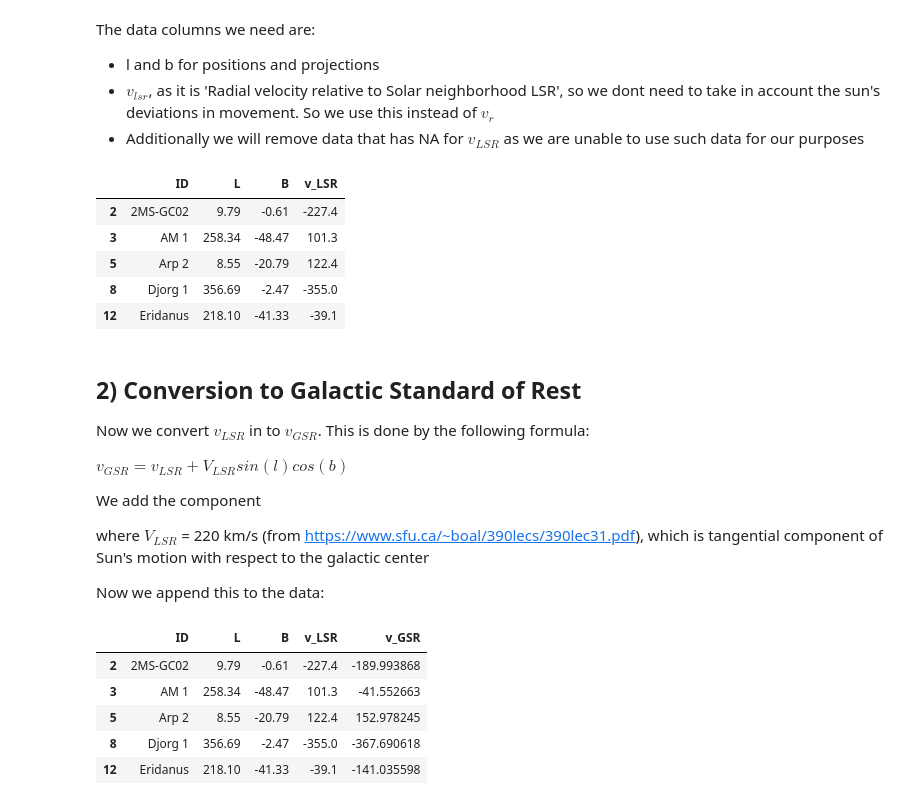
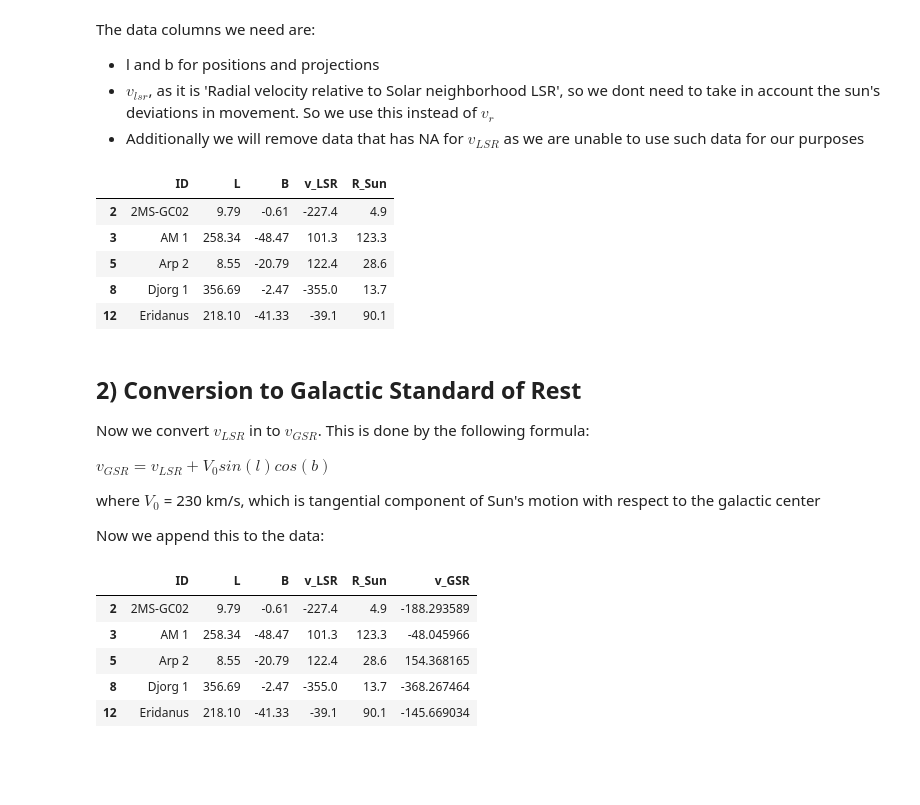
Before and after one commit to Frankyang2002/PHYS3116-Area-51-Interns, a Jupyter notebook: src/rotation_investigation.ipynb, the cells around one changed output. Saved outputs shown, nothing was run; the diff lists cells and outputs as text; code cells hidden in the pictures; blank space fills up the shorter version.

```diff
--- a/src/rotation_investigation.ipynb
+++ b/src/rotation_investigation.ipynb
@@ -53,38 +53,41 @@ The data columns we need are:
 - Additionally we will remove data that has NA for $v_{LSR}$ as we are unable to use such data for our purposes
 # %%
 # We choose right columns that we care about
-rotation_data = merge[['ID', 'L', 'B', 'v_LSR']]
+rotation_data = merge[['ID', 'L', 'B', 'v_LSR', 'R_Sun']]
 
 # Get rid of rows we dont care about, because we lack the v_LSR for them
 rotation_data = rotation_data.dropna(subset=['v_LSR'])
 rotation_data.head()
 # %% [output]
-|  | ID | L | B | v_LSR |
-| 2 | 2MS-GC02 | 9.79 | -0.61 | -227.4 |
-| 3 | AM 1 | 258.34 | -48.47 | 101.3 |
-| 5 | Arp 2 | 8.55 | -20.79 | 122.4 |
-| 8 | Djorg 1 | 356.69 | -2.47 | -355.0 |
-| 12 | Eridanus | 218.10 | -41.33 | -39.1 |
+|  | ID | L | B | v_LSR | R_Sun |
+| 2 | 2MS-GC02 | 9.79 | -0.61 | -227.4 | 4.9 |
+| 3 | AM 1 | 258.34 | -48.47 | 101.3 | 123.3 |
+| 5 | Arp 2 | 8.55 | -20.79 | 122.4 | 28.6 |
+| 8 | Djorg 1 | 356.69 | -2.47 | -355.0 | 13.7 |
+| 12 | Eridanus | 218.10 | -41.33 | -39.1 | 90.1 |
 # %% [markdown]
 ## 2) Conversion to Galactic Standard of Rest
 
 Now we convert $v_{LSR}$ in to $v_{GSR}$. This is done by the following formula:
 
-$v_{GSR} = v_{LSR} + V_{LSR}sin(l)cos(b)$
+$v_{GSR} = v_{LSR} + V_{0}sin(l)cos(b)$
 
-We add the component
-
-where $V_{LSR}$ = 220 km/s (from https://www.sfu.ca/~boal/390lecs/390lec31.pdf), which is tangential component of Sun's motion with respect to the galactic center
+where $V_{0}$ = 230 km/s, which is tangential component of Sun's motion with respect to the galactic center
 
 Now we append this to the data:
 # %%
-V_LSR = 220
-rotation_data['v_GSR'] = rotation_data['v_LSR'] + V_LSR * np.sin(np.radians(rotation_data['L'])) * np.cos(np.radians(rotation_data['B']))
+V_0 = 230
+l = np.radians(rotation_data['L'])
+b = np.radians(rotation_data['B'])
+rotation_data['v_GSR'] = (
+    rotation_data['v_LSR'] +
+    V_0*np.sin(l)*np.cos(b)
+)
 rotation_data.head()
 # %% [output]
-|  | ID | L | B | v_LSR | v_GSR |
-| 2 | 2MS-GC02 | 9.79 | -0.61 | -227.4 | -189.993868 |
-| 3 | AM 1 | 258.34 | -48.47 | 101.3 | -41.552663 |
-| 5 | Arp 2 | 8.55 | -20.79 | 122.4 | 152.978245 |
-| 8 | Djorg 1 | 356.69 | -2.47 | -355.0 | -367.690618 |
-| 12 | Eridanus | 218.10 | -41.33 | -39.1 | -141.035598 |
+|  | ID | L | B | v_LSR | R_Sun | v_GSR |
+| 2 | 2MS-GC02 | 9.79 | -0.61 | -227.4 | 4.9 | -188.293589 |
+| 3 | AM 1 | 258.34 | -48.47 | 101.3 | 123.3 | -48.045966 |
+| 5 | Arp 2 | 8.55 | -20.79 | 122.4 | 28.6 | 154.368165 |
+| 8 | Djorg 1 | 356.69 | -2.47 | -355.0 | 13.7 | -368.267464 |
+| 12 | Eridanus | 218.10 | -41.33 | -39.1 | 90.1 | -145.669034 |
```
Also changed, not shown: parts of 9 cells of this notebook.
